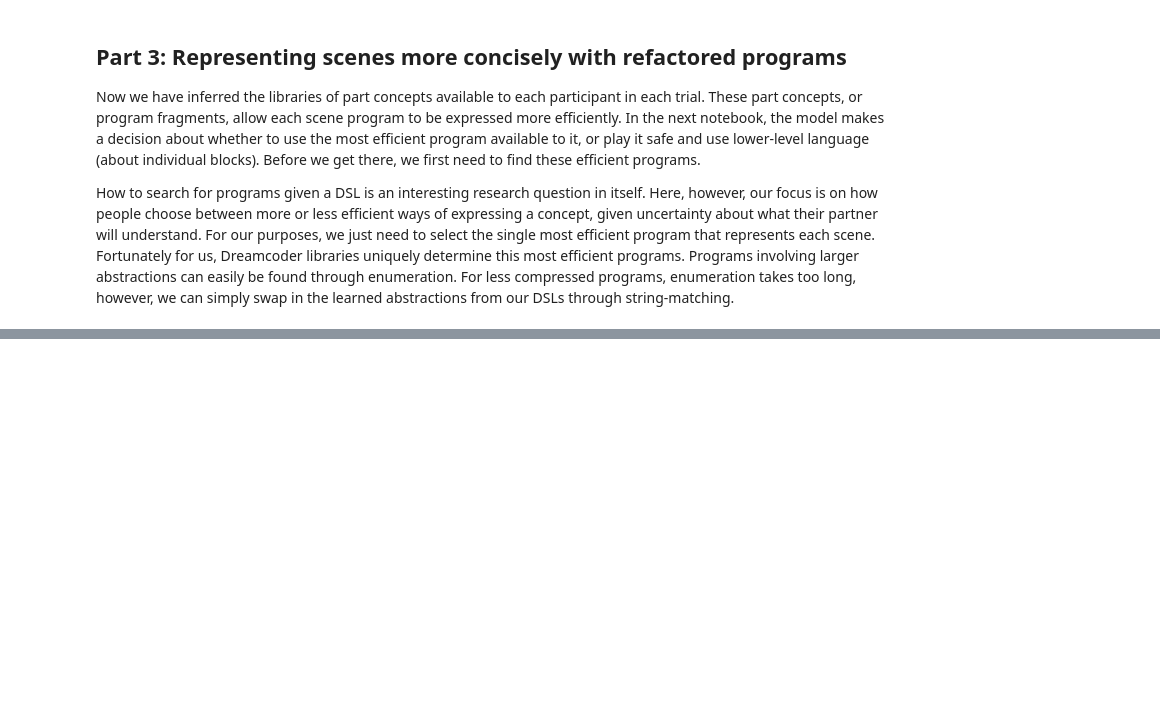
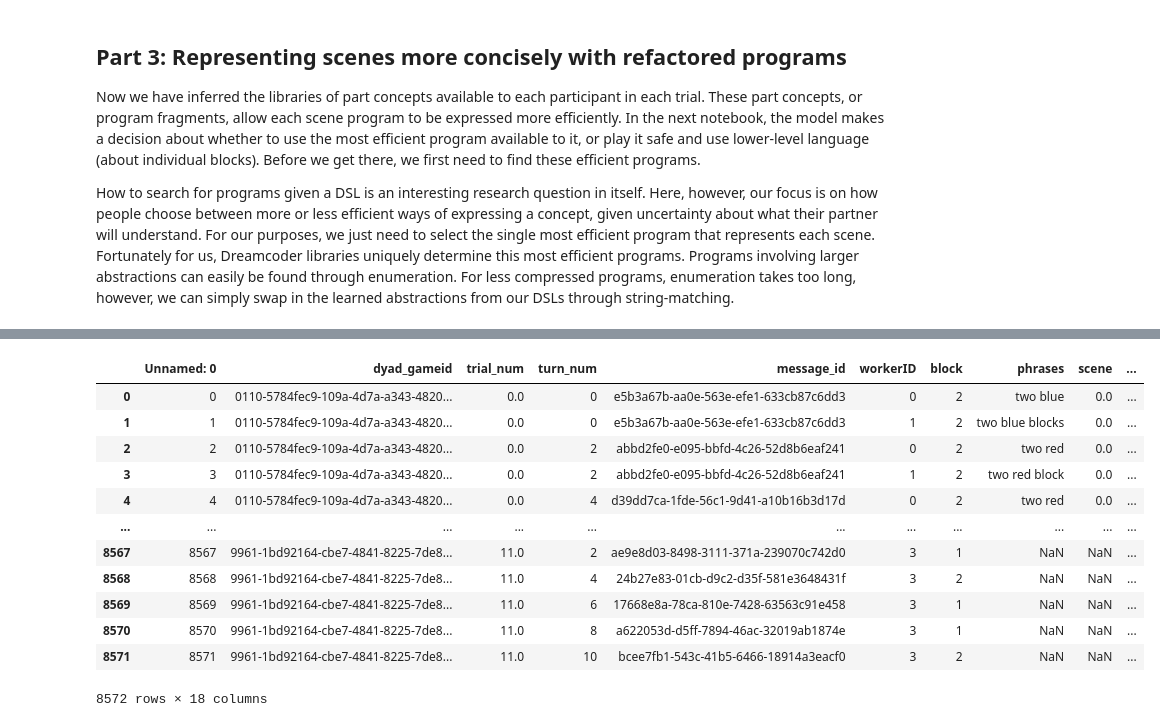
Before and after one commit to cogtoolslab/compositional-abstractions-tutorial, a Jupyter notebook: notebooks/ca_programs.ipynb, the cells around one changed output, grey strips where cells are left out. Cells and saved outputs as stored; diff of their text form; code cells hidden in the pictures; blank space fills up the shorter version.

Commit message:
anonymize raters

```diff
--- a/notebooks/ca_programs.ipynb
+++ b/notebooks/ca_programs.ipynb
@@ -686,0 +322,22 @@ Woohoo! Notebook 2 complete! Have a stretch, go for a walk, drink some water.
+# %%
+df_ref_exps = pd.read_csv('../data/df_ref_exps.csv')
+# %%
+rater_num = {name: i for i, name in enumerate(df_ref_exps.workerID.unique())}
+# %%
+df_ref_exps.workerID = df_ref_exps.workerID.apply(lambda a: rater_num[a])
+# %%
+df_ref_exps.
+# %% [output]
+|  | Unnamed: 0 | dyad_gameid | trial_num | turn_num | message_id | workerID | block | phrases | scene | ... |
+| 0 | 0 | 0110-5784fec9-109a-4d7a-a343-4820... | 0.0 | 0 | e5b3a67b-aa0e-563e-efe1-633cb87c6dd3 | 0 | 2 | two blue | 0.0 | ... |
+| 1 | 1 | 0110-5784fec9-109a-4d7a-a343-4820... | 0.0 | 0 | e5b3a67b-aa0e-563e-efe1-633cb87c6dd3 | 1 | 2 | two blue blocks | 0.0 | ... |
+| 2 | 2 | 0110-5784fec9-109a-4d7a-a343-4820... | 0.0 | 2 | abbd2fe0-e095-bbfd-4c26-52d8b6eaf241 | 0 | 2 | two red | 0.0 | ... |
+| 3 | 3 | 0110-5784fec9-109a-4d7a-a343-4820... | 0.0 | 2 | abbd2fe0-e095-bbfd-4c26-52d8b6eaf241 | 1 | 2 | two red block | 0.0 | ... |
+| 4 | 4 | 0110-5784fec9-109a-4d7a-a343-4820... | 0.0 | 4 | d39dd7ca-1fde-56c1-9d41-a10b16b3d17d | 0 | 2 | two red | 0.0 | ... |
+| ... | ... | ... | ... | ... | ... | ... | ... | ... | ... | ... |
+| 8567 | 8567 | 9961-1bd92164-cbe7-4841-8225-7de8... | 11.0 | 2 | ae9e8d03-8498-3111-371a-239070c742d0 | 3 | 1 | NaN | NaN | ... |
+| 8568 | 8568 | 9961-1bd92164-cbe7-4841-8225-7de8... | 11.0 | 4 | 24b27e83-01cb-d9c2-d35f-581e3648431f | 3 | 2 | NaN | NaN | ... |
+| 8569 | 8569 | 9961-1bd92164-cbe7-4841-8225-7de8... | 11.0 | 6 | 17668e8a-78ca-810e-7428-63563c91e458 | 3 | 1 | NaN | NaN | ... |
+| 8570 | 8570 | 9961-1bd92164-cbe7-4841-8225-7de8... | 11.0 | 8 | a622053d-d5ff-7894-46ac-32019ab1874e | 3 | 1 | NaN | NaN | ... |
+| 8571 | 8571 | 9961-1bd92164-cbe7-4841-8225-7de8... | 11.0 | 10 | bcee7fb1-543c-41b5-6466-18914a3eacf0 | 3 | 2 | NaN | NaN | ... |
+8572 rows × 18 columns
```
Also changed, not shown: parts of 26 cells of this notebook, 50 other files.
